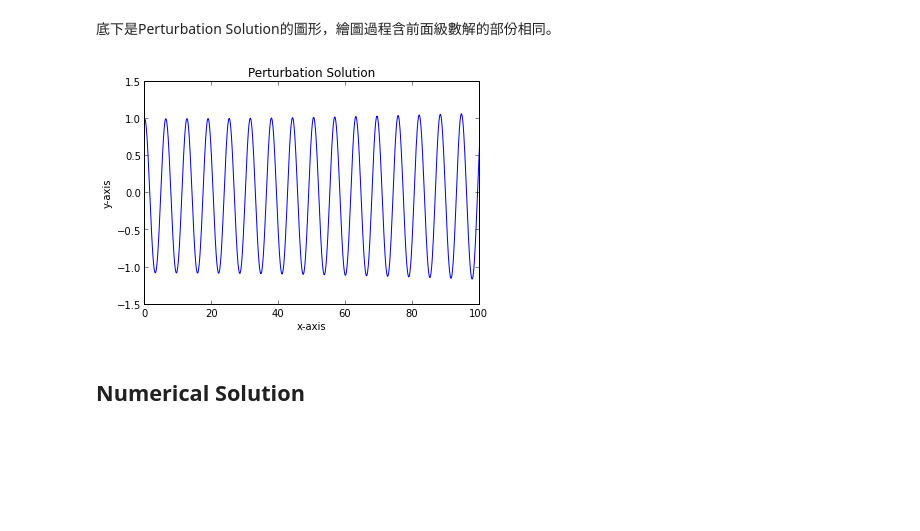
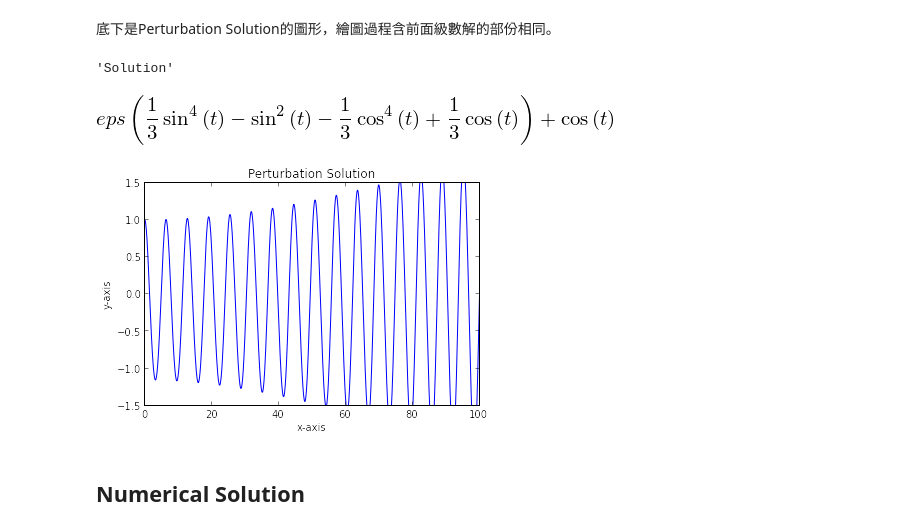
Before and after one commit to woonchin/MyPythonNote, a Jupyter notebook: mysingular.ipynb, the cells around one changed output. Drawn from its saved outputs; the diff is of its cells as text; code cells hidden in the pictures; blank space fills up the shorter version.

```diff
--- a/mysingular.ipynb
+++ b/mysingular.ipynb
@@ -150,28 +154,36 @@ display("Solution",upert)
 [figure]
 # %% [markdown]
 底下是Perturbation Solution的圖形，繪圖過程含前面級數解的部份相同。
+# %%
+upert1 = ut.subs([(u0(t),u0sol),(u1(t),u1sol),(u2(t),0)])
+display("Solution",upert1)
+# %% [output]
+'Solution'
+[figure, added]
 # %%
 import numpy as np
 import matplotlib.pyplot as plt
 %matplotlib inline
 x_pert = np.linspace(0, 100, 1000)
-y_pert = upert.subs([(eps,0.1)])
+y_pert = upert.subs([(eps,0.2)])
 f_pert = lambdify(t, y_pert,modules=['numpy'])
+y1_pert = upert1.subs([(eps,0.2)])
+f1_pert = lambdify(t, y1_pert,modules=['numpy'])
 plt.plot(x_pert,f_pert(x_pert))
 #
 #    # 設定圖的範圍, 不設的話，系統會自行決定
 plt.xlim(0,100)
 plt.ylim(-1.5,1.5)
 #    # 照需要寫入x 軸和y軸的 label 以及title
 #
 plt.xlabel("x-axis")
 plt.ylabel("y-axis")
 plt.title("Perturbation Solution")
 #    # 在這個指令之前，都還在做畫圖的動作
 #    # 這個指令算是 "秀圖"
 plt.show()
 # %% [output]
-[figure, old version]
+[figure, new version]
 # %% [markdown]
 ## Numerical Solution
 # %% [markdown]
```
Also changed, not shown: parts of 29 cells of this notebook.
